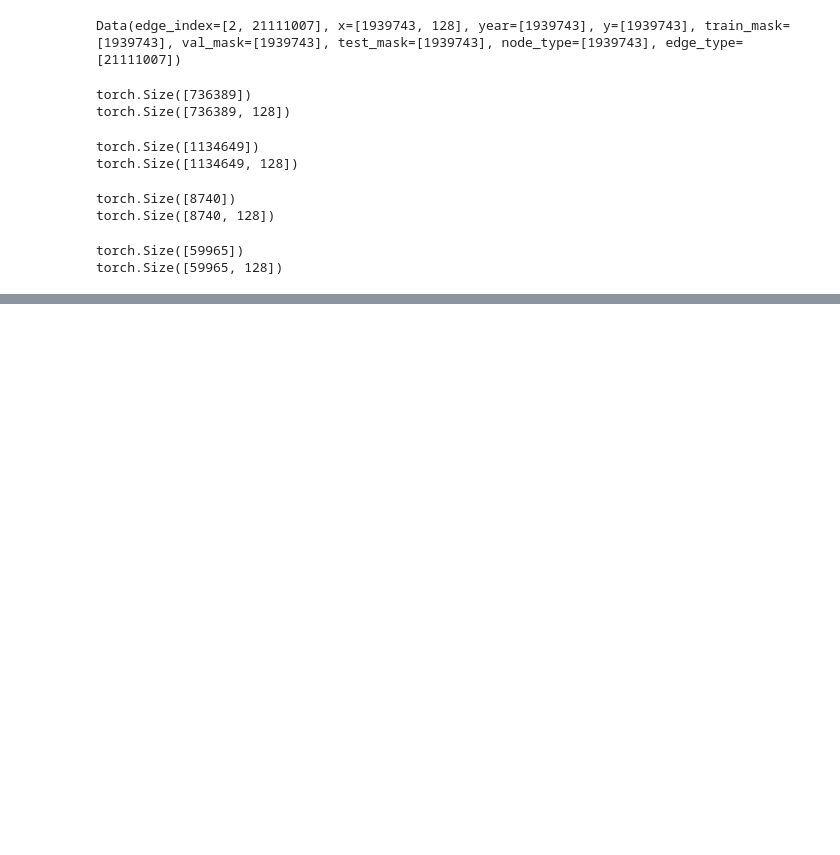
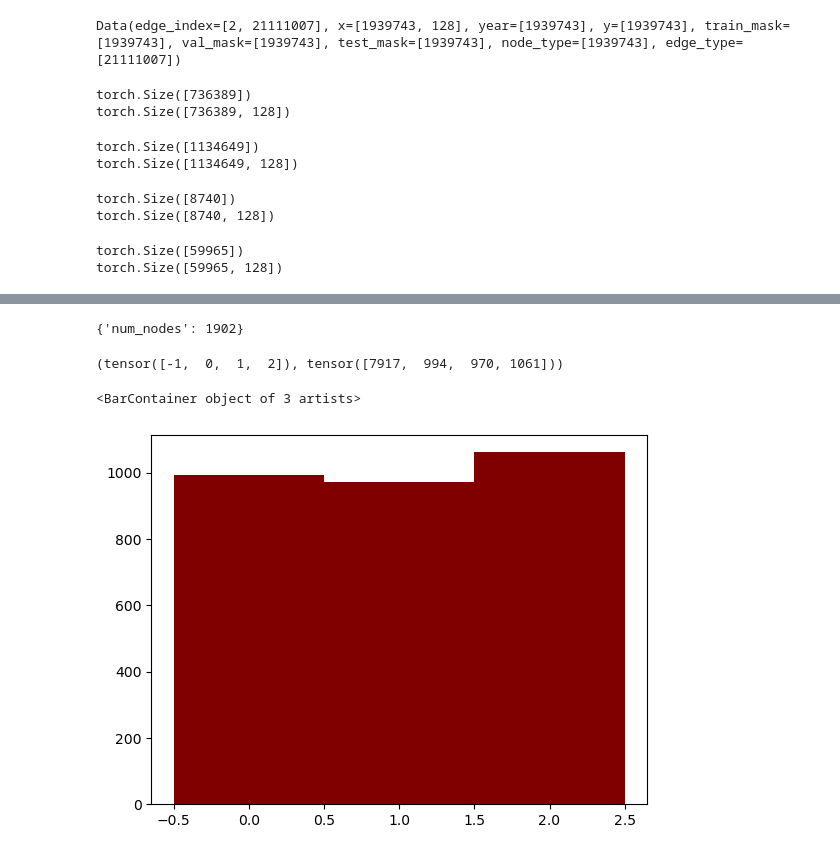
Before and after one commit to liiniix/MSThesisCode, a Jupyter notebook: ogb_meg_test.ipynb, the cells around one changed output, grey strips where cells are left out. Saved outputs shown, nothing was run; the diff lists cells and outputs as text; code cells hidden in the pictures; blank space fills up the shorter version.

```diff
--- a/ogb_meg_test.ipynb
+++ b/ogb_meg_test.ipynb
@@ -1,5 +1,5 @@
 # %%
-from torch_geometric.datasets import Planetoid, CitationFull, NELL, LRGBDataset, OGB_MAG
+from torch_geometric.datasets import Planetoid, CitationFull, NELL, LRGBDataset, OGB_MAG, DBLP, HGBDataset
 from Proposed.proposed_dataset import ProposedDataset
 import torch_geometric.transforms as T
 
@@ -54,6 +54,17 @@ def get_ogbMeg_dataset():
                       preprocess='metapath2vec')
 
     return dataset
+
+def get_DBLP_dataset():
+    dataset = DBLP(root = DATASET_ROOT_FOLDER)
+
+    return dataset
+
+def get_ACM_dataset():
+    dataset = HGBDataset(root = DATASET_ROOT_FOLDER,
+                         name="ACM")
+
+    return dataset
 # %%
 data = get_ogbMeg_dataset()
 # %%
@@ -222,0 +300,2 @@ torch.Size([59965, 128])
+# %%
+acm = get_ACM_dataset()
@@ -222,0 +354,20 @@ torch.Size([59965, 128])
+# %%
+acm[0]['term']
+# %% [output]
+{'num_nodes': 1902}
+# %%
+acm_homo = acm[0].to_homogeneous()
+# %%
+label, count = acm_homo.y.unique(return_counts=True)
+# %%
+acm_homo.y.unique(return_counts=True)
+# %% [output]
+(tensor([-1,  0,  1,  2]), tensor([7917,  994,  970, 1061]))
+# %%
+import matplotlib.pyplot as plt
+import numpy as np
+#plt.bar(label.numpy(), count.numpy(), width=100)
+plt.bar(label[1:], count[1:], color ='maroon', width = 1)
+# %% [output]
+<BarContainer object of 3 artists>
+[figure, added]
```
Also changed, not shown: parts of 24 cells of this notebook, 8 other files.
